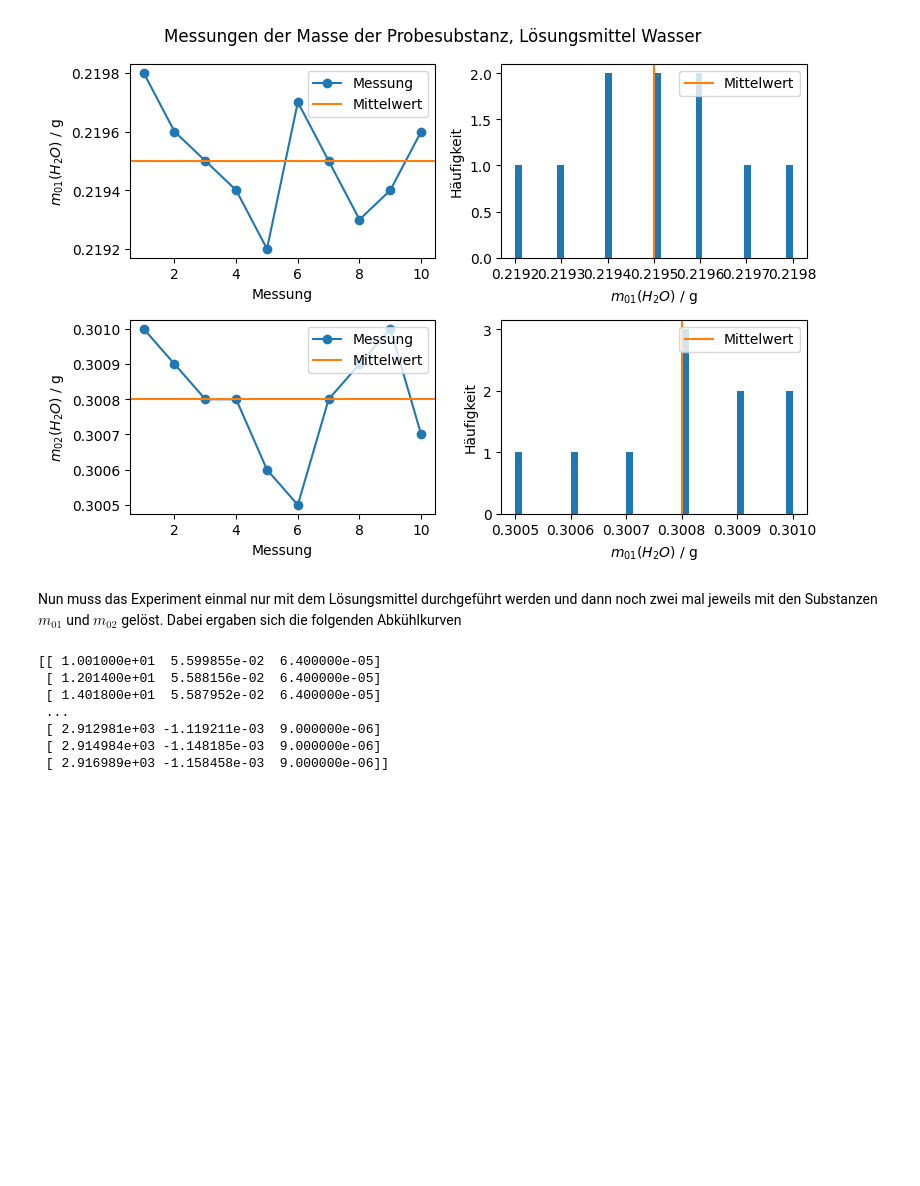
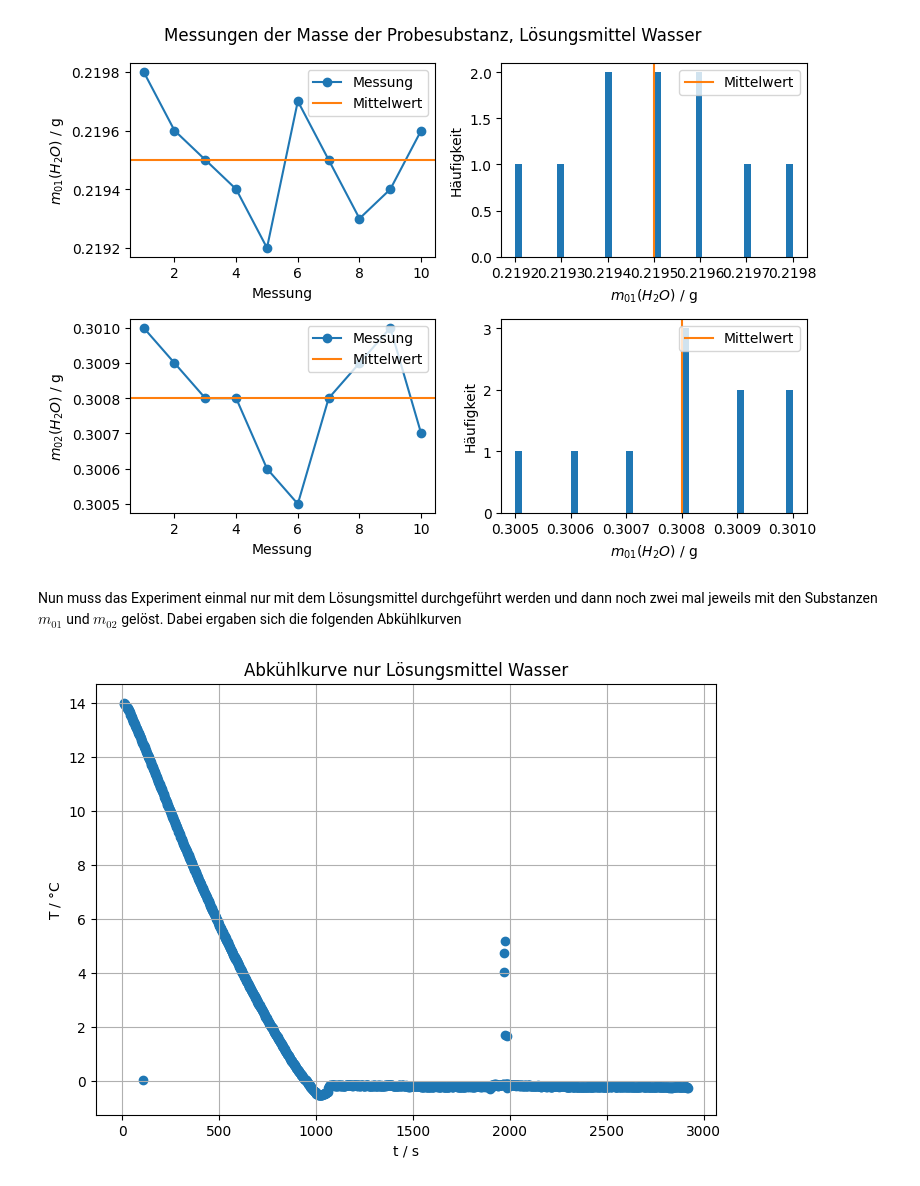
Before and after one commit to HansoTell/Computercafe, a Jupyter notebook: V4J/V4.ipynb, the cells around one changed output. Cells and saved outputs as stored; diff of their text form; code cells hidden in the pictures; blank space fills up the shorter version.

```diff
--- a/V4J/V4.ipynb
+++ b/V4J/V4.ipynb
@@ -7,8 +7,8 @@ figwidth = 8
 #~~~~~~~~~~~~~~~~~~~~~~~~~~~~~~~~
 #Werte Eichung des Thermoelements
 #~~~~~~~~~~~~~~~~~~~~~~~~~~~~~~~~
-m = 24.9259080548112
-b = 0.0358794675841891
+m_eichung = 24.9259080548112
+b_eichung = 0.0358794675841891
 # %% [markdown]
 # V4 - Molmassenbestimmung durch Messen der Gefrierpunktserniedrigung
 
@@ -431,14 +431,18 @@ plt.show()
 # %% [markdown]
 Nun muss das Experiment einmal nur mit dem Lösungsmittel durchgeführt werden und dann noch zwei mal jeweils mit den Substanzen $m_{01}$ und $m_{02}$ gelöst. Dabei ergaben sich die folgenden Abkühlkurven
 # %%
-data = np.loadtxt("probelösun1.dat", usecols = (2,3,4))
+t_H2O, V_H2O, dV_H2O = np.loadtxt("probelösun1.dat", usecols = (2,3,4), unpack=True)
 
-print(data)
+T_H2O = b_eichung+m_eichung*(V_H2O * 1000 / 100)
-# %% [output]
-[[ 1.001000e+01  5.599855e-02  6.400000e-05]
- [ 1.201400e+01  5.588156e-02  6.400000e-05]
- [ 1.401800e+01  5.587952e-02  6.400000e-05]
- ...
- [ 2.912981e+03 -1.119211e-03  9.000000e-06]
- [ 2.914984e+03 -1.148185e-03  9.000000e-06]
- [ 2.916989e+03 -1.158458e-03  9.000000e-06]]
+# %%
+plt.figure(figsize=(figwidth, 0.7*figwidth))
+
+plt.scatter(t_H2O, T_H2O)
+plt.xlabel("t / s")
+plt.ylabel(r"T / $\degree$C")
+plt.grid()
+
+plt.title("Abkühlkurve nur Lösungsmittel Wasser")
+plt.show()
+# %% [output]
+[figure, added]
```
Also changed, not shown: parts of 17 cells of this notebook.
